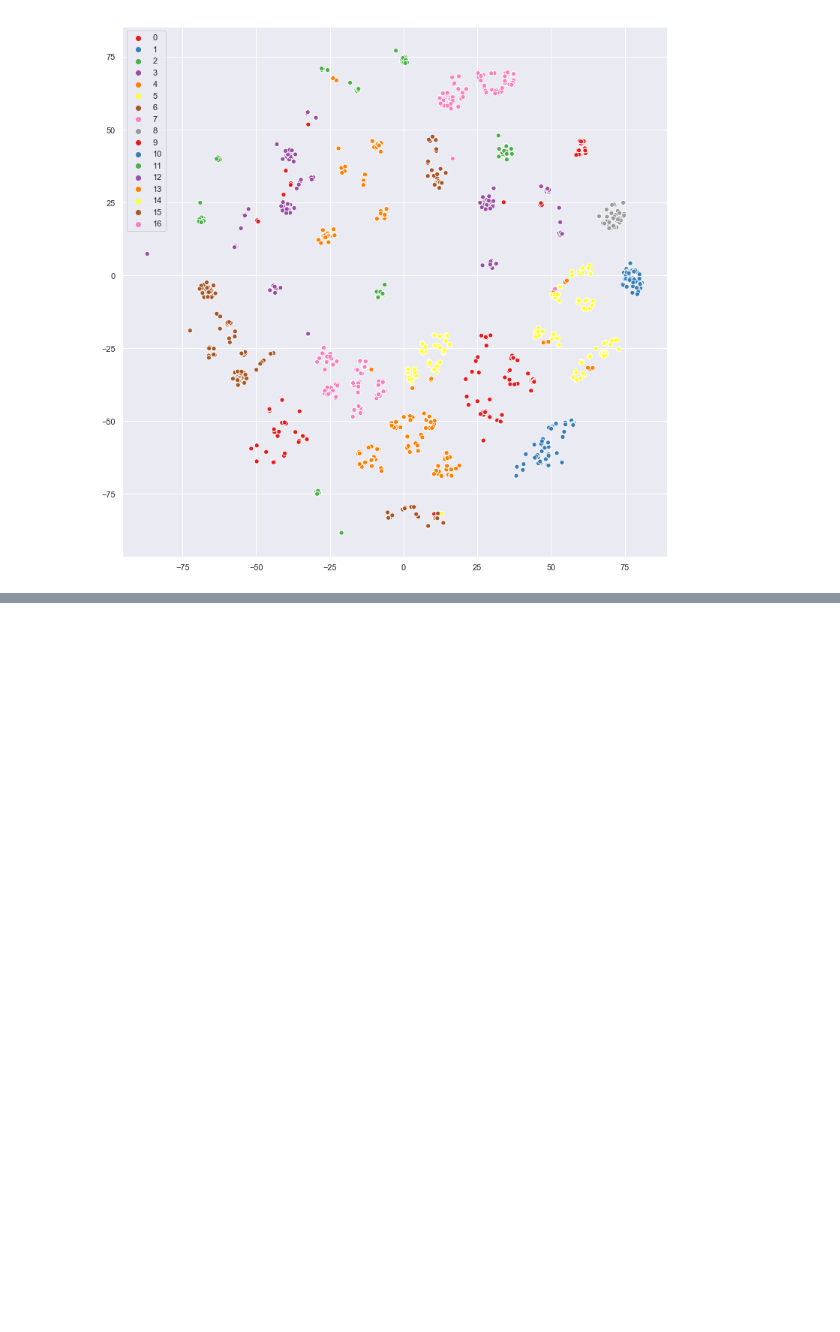
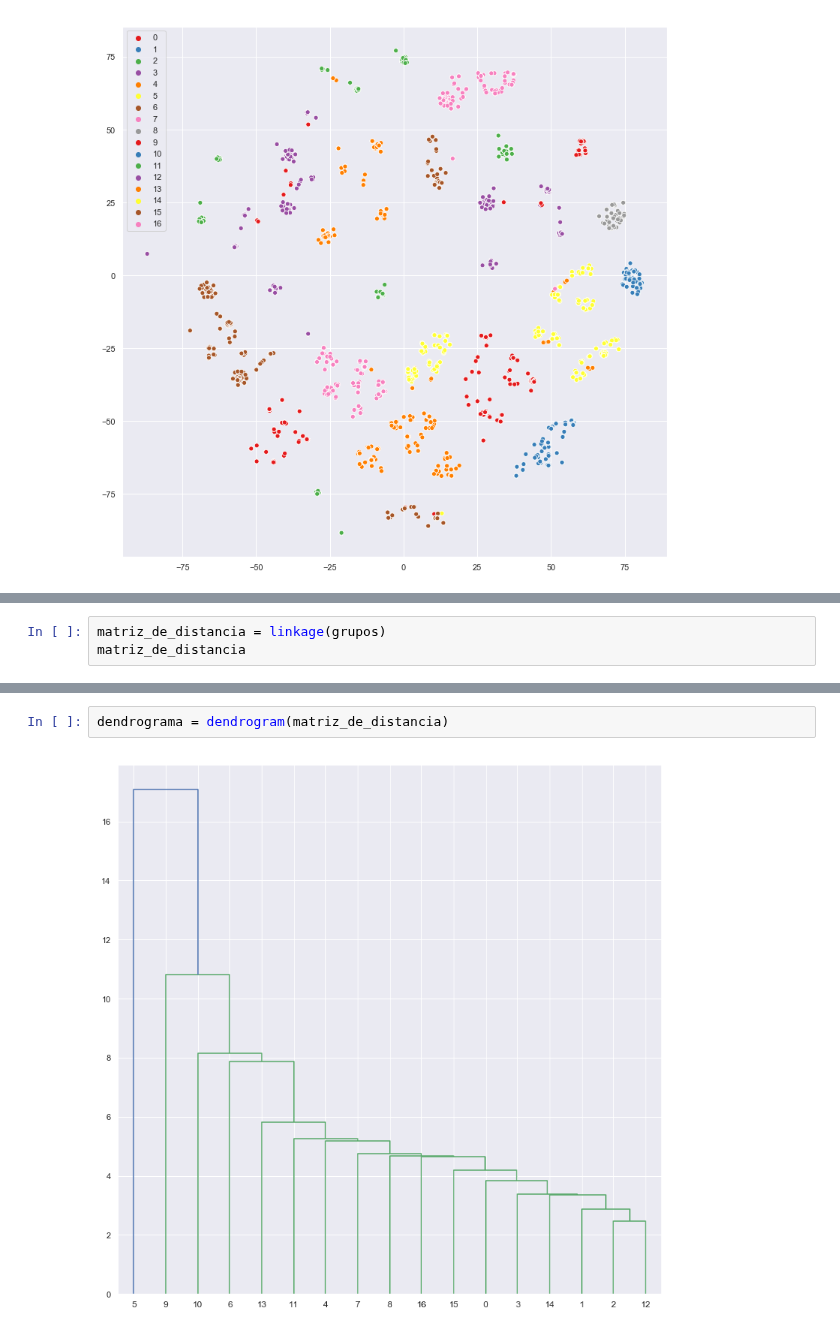
Before and after one commit to lsandrade/alura-ml, a Jupyter notebook: recomendacao filmes.ipynb, the cells around one changed output, grey strips where cells are left out. Drawn from its saved outputs; the diff is of its cells as text; blank space fills up the shorter version.

Commit message:
plotando dendrograma dos filmes

```diff
--- a/recomendacao filmes.ipynb
+++ b/recomendacao filmes.ipynb
@@ -297,0 +325,3 @@ sns.scatterplot(x=visualizacao[:,0], y=visualizacao[:,1],
+# %%
+matriz_de_distancia = linkage(grupos)
+matriz_de_distancia
@@ -297,0 +345,4 @@ sns.scatterplot(x=visualizacao[:,0], y=visualizacao[:,1],
+# %%
+dendrograma = dendrogram(matriz_de_distancia)
+# %% [output]
+[figure, added]
```
Also changed, not shown: parts of 3 cells of this notebook.
